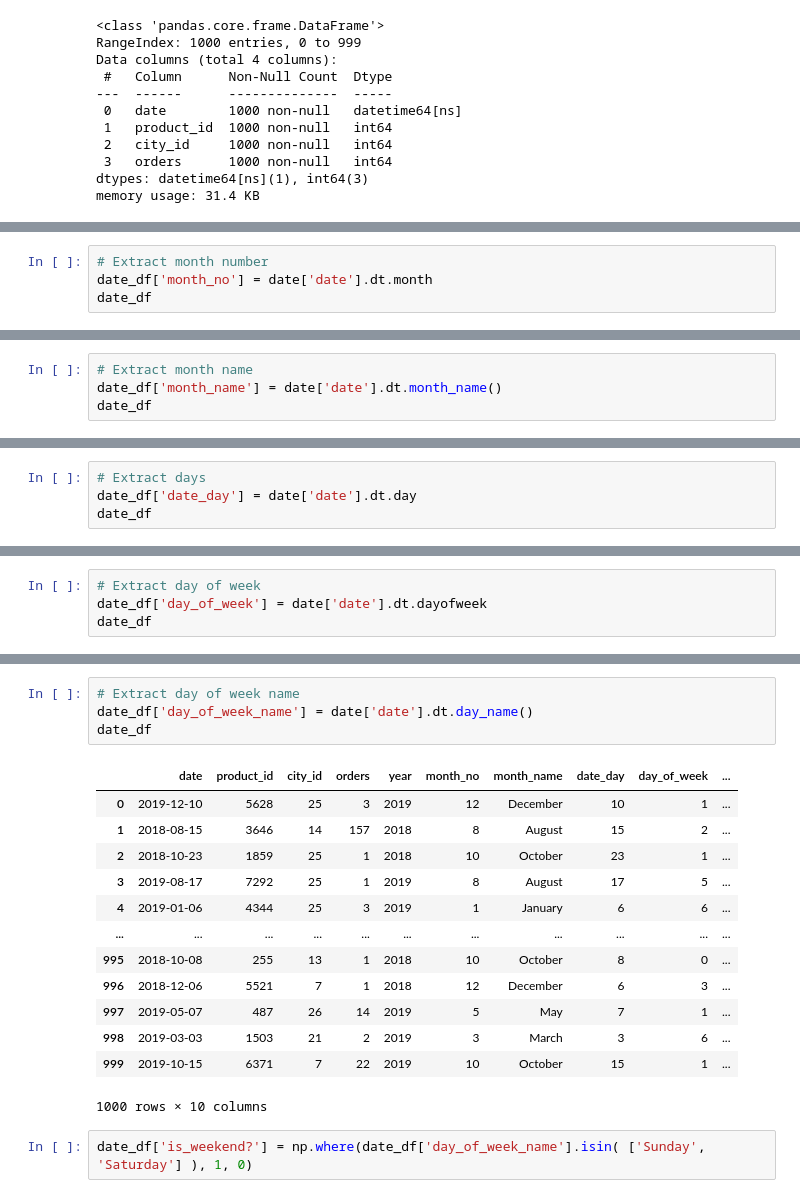
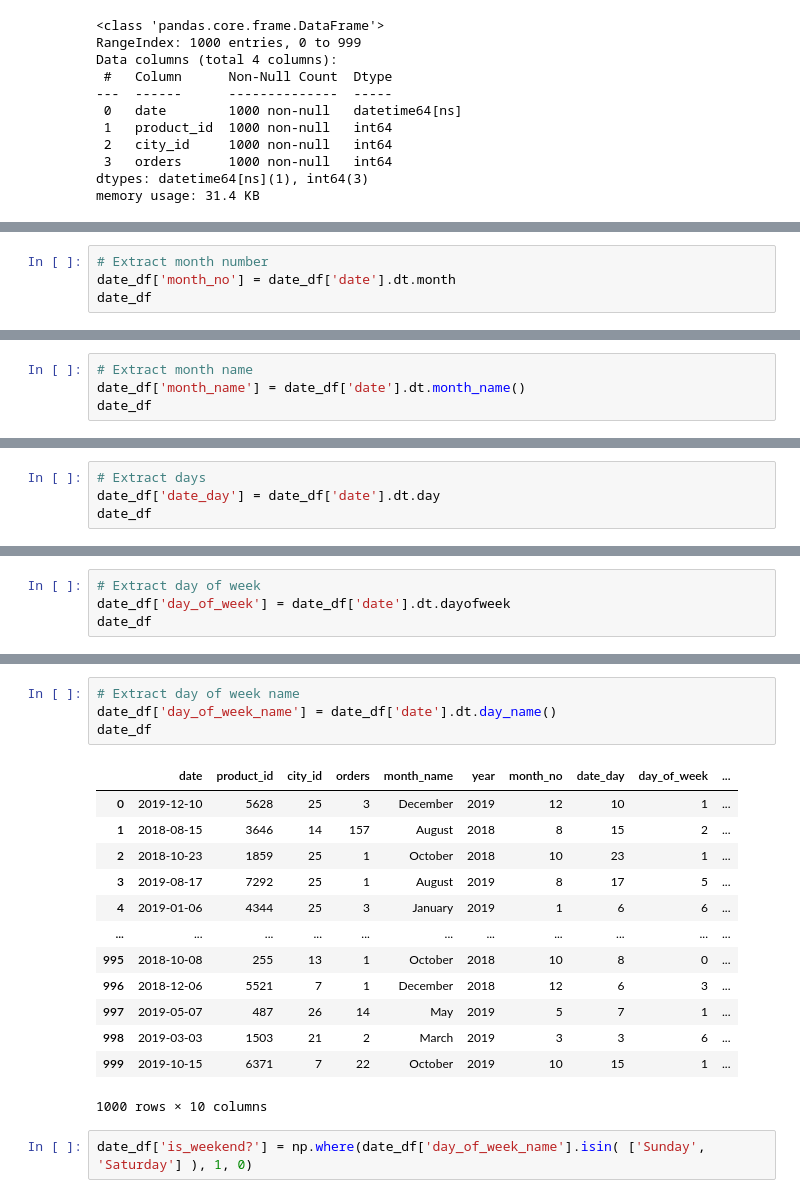
Before and after one commit to gautamsudip/scikit-learn, a Jupyter notebook: data & time column.ipynb, the cells around one changed output, grey strips where cells are left out. Saved outputs shown, nothing was run; the diff lists cells and outputs as text.

```diff
--- a/data & time column.ipynb
+++ b/data & time column.ipynb
@@ -104,5 +104,5 @@ date_df
 # %%
 # Extract month number
-date_df['month_no'] = date['date'].dt.month
+date_df['month_no'] = date_df['date'].dt.month
 date_df
 # %% [output]
@@ -122,5 +122,5 @@ date_df
 # %%
 # Extract month name
-date_df['month_name'] = date['date'].dt.month_name()
+date_df['month_name'] = date_df['date'].dt.month_name()
 date_df
 # %% [output]
@@ -139,6 +139,6 @@ date_df
 1000 rows × 7 columns
 # %%
 # Extract days
-date_df['date_day'] = date['date'].dt.day
+date_df['date_day'] = date_df['date'].dt.day
 date_df
 # %% [output]
@@ -157,6 +157,6 @@ date_df
 1000 rows × 8 columns
 # %%
 # Extract day of week
-date_df['day_of_week'] = date['date'].dt.dayofweek
+date_df['day_of_week'] = date_df['date'].dt.dayofweek
 date_df
 # %% [output]
@@ -175,21 +175,21 @@ date_df
 1000 rows × 9 columns
 # %%
 # Extract day of week name
-date_df['day_of_week_name'] = date['date'].dt.day_name()
+date_df['day_of_week_name'] = date_df['date'].dt.day_name()
 date_df
 # %% [output]
-|  | date | product_id | city_id | orders | year | month_no | month_name | date_day | day_of_week | ... |
-| 0 | 2019-12-10 | 5628 | 25 | 3 | 2019 | 12 | December | 10 | 1 | ... |
-| 1 | 2018-08-15 | 3646 | 14 | 157 | 2018 | 8 | August | 15 | 2 | ... |
-| 2 | 2018-10-23 | 1859 | 25 | 1 | 2018 | 10 | October | 23 | 1 | ... |
-| 3 | 2019-08-17 | 7292 | 25 | 1 | 2019 | 8 | August | 17 | 5 | ... |
-| 4 | 2019-01-06 | 4344 | 25 | 3 | 2019 | 1 | January | 6 | 6 | ... |
+|  | date | product_id | city_id | orders | month_name | year | month_no | date_day | day_of_week | ... |
+| 0 | 2019-12-10 | 5628 | 25 | 3 | December | 2019 | 12 | 10 | 1 | ... |
+| 1 | 2018-08-15 | 3646 | 14 | 157 | August | 2018 | 8 | 15 | 2 | ... |
+| 2 | 2018-10-23 | 1859 | 25 | 1 | October | 2018 | 10 | 23 | 1 | ... |
+| 3 | 2019-08-17 | 7292 | 25 | 1 | August | 2019 | 8 | 17 | 5 | ... |
+| 4 | 2019-01-06 | 4344 | 25 | 3 | January | 2019 | 1 | 6 | 6 | ... |
 | ... | ... | ... | ... | ... | ... | ... | ... | ... | ... | ... |
-| 995 | 2018-10-08 | 255 | 13 | 1 | 2018 | 10 | October | 8 | 0 | ... |
-| 996 | 2018-12-06 | 5521 | 7 | 1 | 2018 | 12 | December | 6 | 3 | ... |
-| 997 | 2019-05-07 | 487 | 26 | 14 | 2019 | 5 | May | 7 | 1 | ... |
-| 998 | 2019-03-03 | 1503 | 21 | 2 | 2019 | 3 | March | 3 | 6 | ... |
-| 999 | 2019-10-15 | 6371 | 7 | 22 | 2019 | 10 | October | 15 | 1 | ... |
+| 995 | 2018-10-08 | 255 | 13 | 1 | October | 2018 | 10 | 8 | 0 | ... |
+| 996 | 2018-12-06 | 5521 | 7 | 1 | December | 2018 | 12 | 6 | 3 | ... |
+| 997 | 2019-05-07 | 487 | 26 | 14 | May | 2019 | 5 | 7 | 1 | ... |
+| 998 | 2019-03-03 | 1503 | 21 | 2 | March | 2019 | 3 | 3 | 6 | ... |
+| 999 | 2019-10-15 | 6371 | 7 | 22 | October | 2019 | 10 | 15 | 1 | ... |
 1000 rows × 10 columns
 # %%
 date_df['is_weekend?'] = np.where(date_df['day_of_week_name'].isin( ['Sunday', 'Saturday'] ), 1, 0)
```
Also changed, not shown: parts of 17 cells of this notebook.
